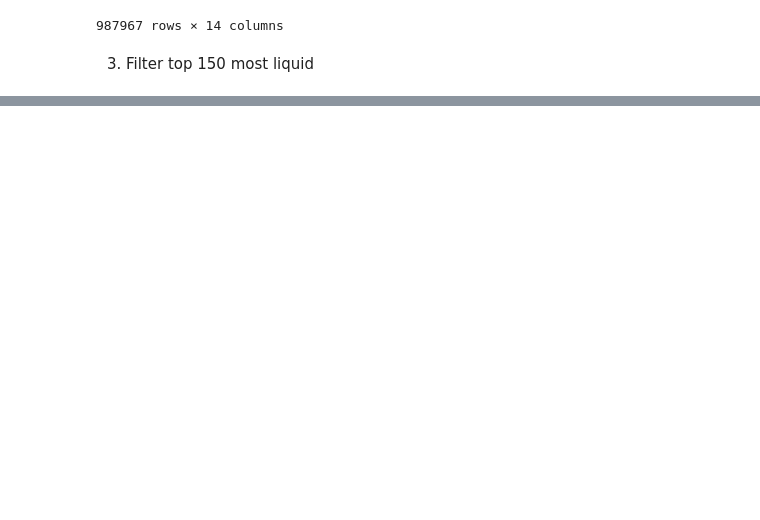
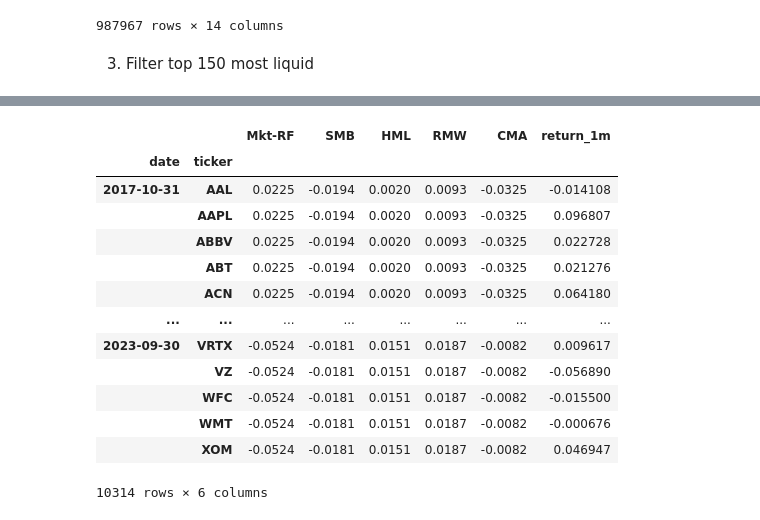
Before and after one commit to kylekmcleod/Algoirthmic-Trading-Learning, a Jupyter notebook: notebooks/Algorithmic Trading.ipynb, the cells around one changed output, grey strips where cells are left out. Drawn from its saved outputs; the diff is of its cells as text; code cells hidden in the pictures; blank space fills up the shorter version.

```diff
--- a/notebooks/Algorithmic Trading.ipynb
+++ b/notebooks/Algorithmic Trading.ipynb
@@ -190,0 +221,22 @@ data
+# %%
+# Filter stocks without 10 months of data
+
+observations = factor_data.groupby(level = 1).size()
+valid_stocks = observations[observations >= 10]
+factor_data = factor_data[factor_data.index.get_level_values('ticker').isin(valid_stocks.index)]
+factor_data
+# %% [output]
+|  |  | Mkt-RF | SMB | HML | RMW | CMA | return_1m |
+| date | ticker |  |  |  |  |  |  |
+| 2017-10-31 | AAL | 0.0225 | -0.0194 | 0.0020 | 0.0093 | -0.0325 | -0.014108 |
+|  | AAPL | 0.0225 | -0.0194 | 0.0020 | 0.0093 | -0.0325 | 0.096807 |
+|  | ABBV | 0.0225 | -0.0194 | 0.0020 | 0.0093 | -0.0325 | 0.022728 |
+|  | ABT | 0.0225 | -0.0194 | 0.0020 | 0.0093 | -0.0325 | 0.021276 |
+|  | ACN | 0.0225 | -0.0194 | 0.0020 | 0.0093 | -0.0325 | 0.064180 |
+| ... | ... | ... | ... | ... | ... | ... | ... |
+| 2023-09-30 | VRTX | -0.0524 | -0.0181 | 0.0151 | 0.0187 | -0.0082 | 0.009617 |
+|  | VZ | -0.0524 | -0.0181 | 0.0151 | 0.0187 | -0.0082 | -0.056890 |
+|  | WFC | -0.0524 | -0.0181 | 0.0151 | 0.0187 | -0.0082 | -0.015500 |
+|  | WMT | -0.0524 | -0.0181 | 0.0151 | 0.0187 | -0.0082 | -0.000676 |
+|  | XOM | -0.0524 | -0.0181 | 0.0151 | 0.0187 | -0.0082 | 0.046947 |
+10314 rows × 6 columns
```
Also changed, not shown: parts of 9 cells of this notebook.
